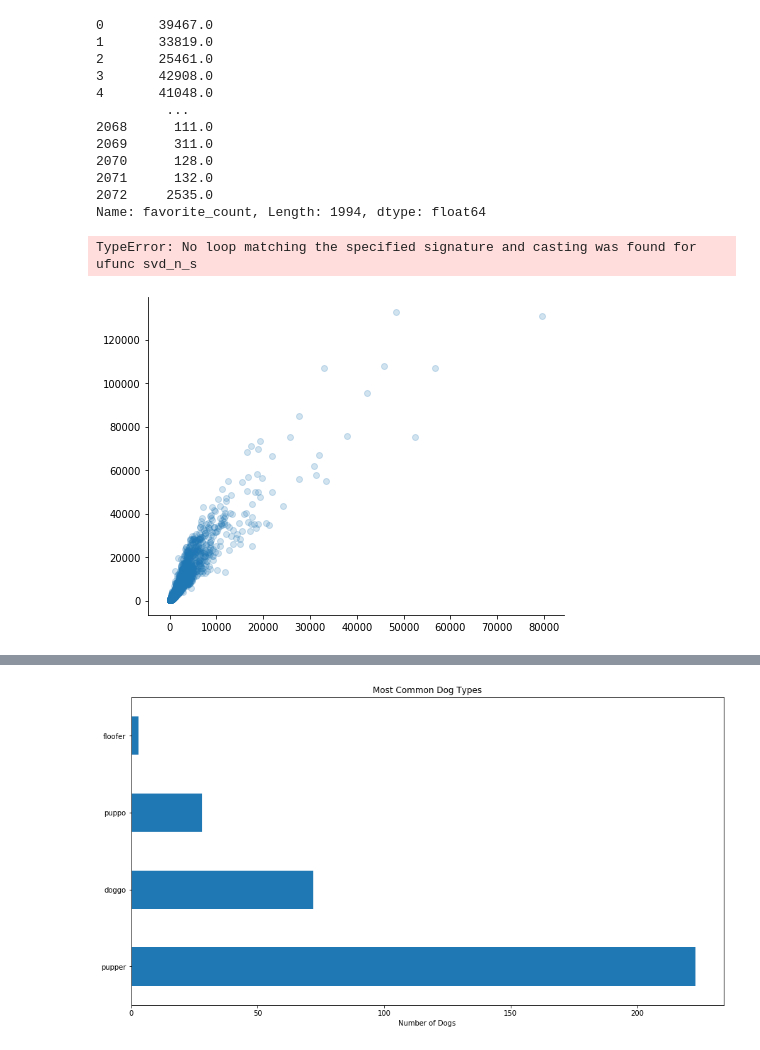
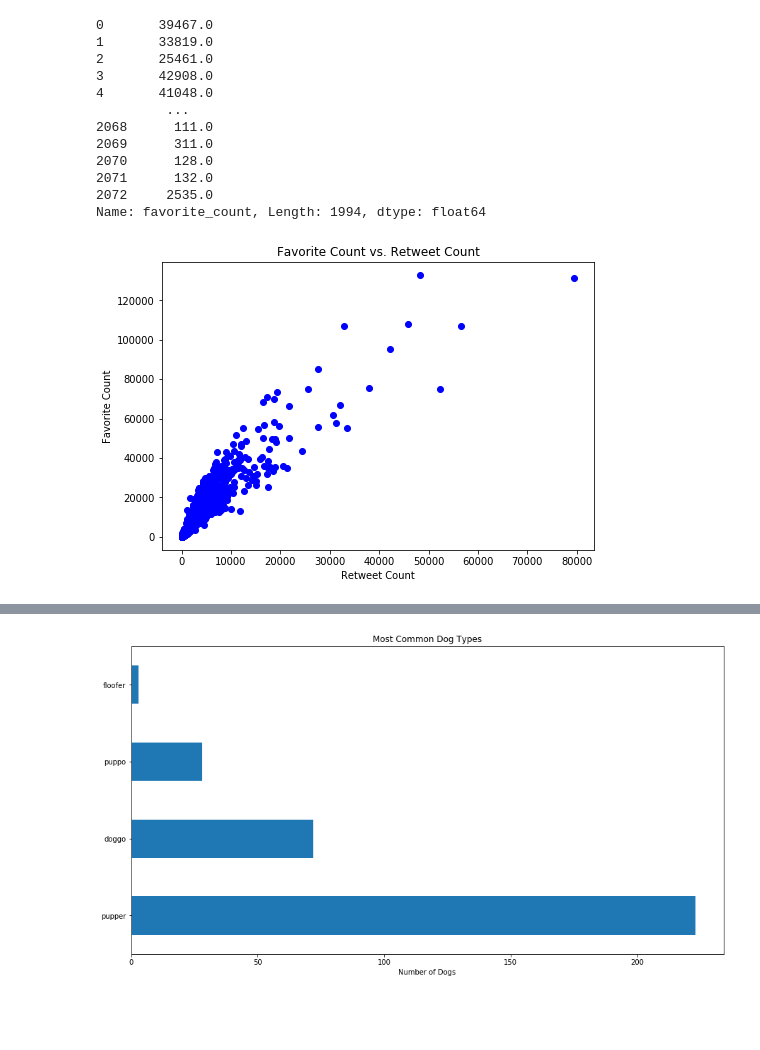
Before and after one commit to Omar-Hegazi/udacity-wrangle-and-analyze-data, a Jupyter notebook: wrangle_act.ipynb, the cells around one changed output, grey strips where cells are left out. Saved outputs shown, nothing was run; the diff lists cells and outputs as text; code cells hidden in the pictures; blank space fills up the shorter version.

Commit message:
fixing visualizing error

```diff
--- a/wrangle_act.ipynb
+++ b/wrangle_act.ipynb
@@ -883,16 +883,17 @@ main.favorite_count.astype(float)
 2071      132.0
 2072     2535.0
 Name: favorite_count, Length: 1994, dtype: float64
-# %%
-#Comparing between Favorite Count and Retweet Count
-#I don't know what is the problem here but the graph is write
-sns.lmplot(data=main,x="retweet_count", y="favorite_count", size = 5, aspect=1.3, scatter_kws={'alpha':1/5});
-plt.title('Favorite Count vs. Retweet Count');
-plt.xlabel('Retweet Count');
-plt.ylabel('Favorite Count');
-# %% [output]
-TypeError: No loop matching the specified signature and casting was found for ufunc svd_n_s
-[figure, removed]
+# %%
+#Comparing between Favorite Count and Retweet Count
+fig=plt.figure()
+ax=fig.add_axes([0,0,1,1])
+ax.scatter(main.retweet_count, main.favorite_count, color='b')
+ax.set_xlabel('Retweet Count')
+ax.set_ylabel('Favorite Count')
+ax.set_title('Favorite Count vs. Retweet Count')
+plt.show()
+# %% [output]
+[figure, added]
 # %%
 #The most popular kind of dogs without None
 main.name.value_counts()[1:10].plot(kind ='barh', figsize=(15,8), title='Most Common Dog Names').set_xlabel("Number of Dogs");
```
Also changed, not shown: parts of 15 cells of this notebook, 1 other file.
